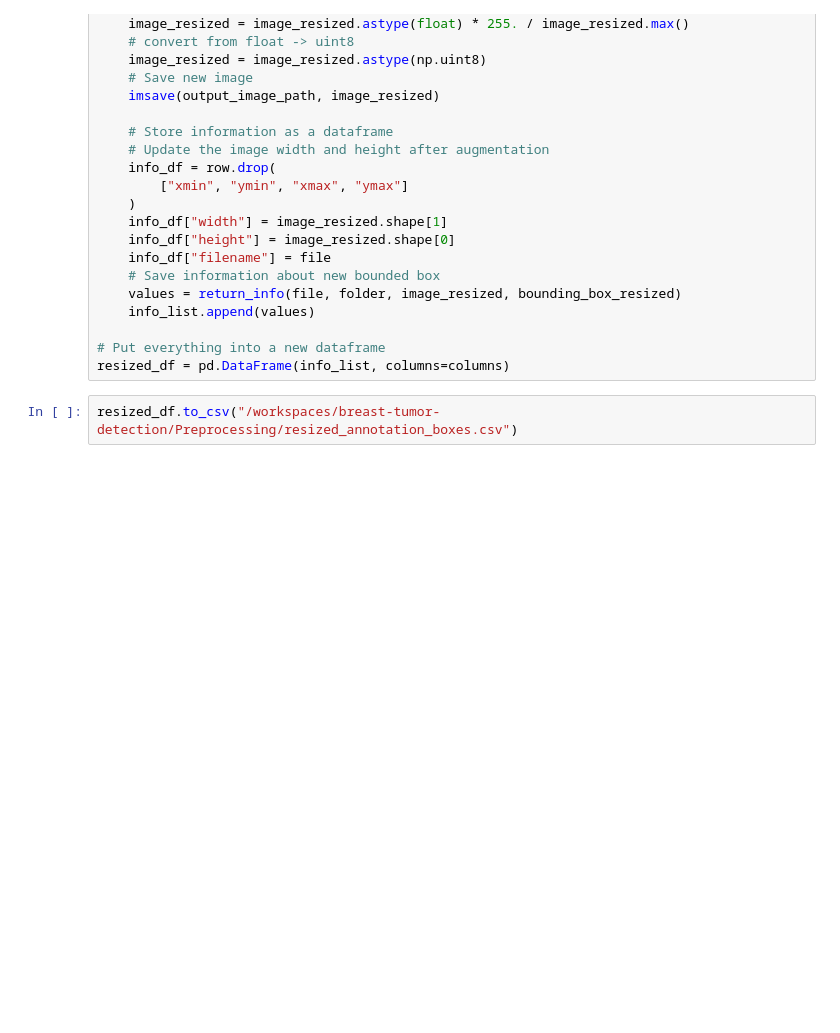
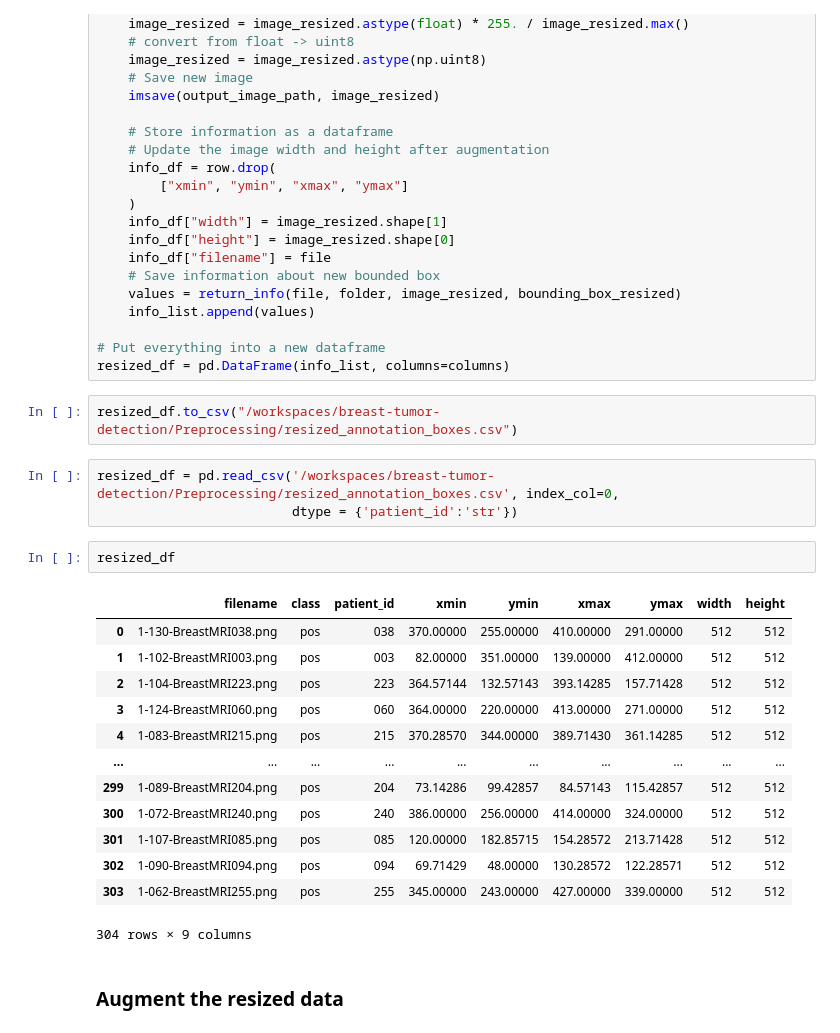
Before and after one commit to nogibjj/breast-tumor-detection, a Jupyter notebook: Preprocessing/augmentation.ipynb, the cells around one changed output. Cells and saved outputs as stored; diff of their text form; blank space fills up the shorter version.

```diff
--- a/Preprocessing/augmentation.ipynb
+++ b/Preprocessing/augmentation.ipynb
@@ -122,3 +122,24 @@ for _, row in annotation_df.iterrows():
 resized_df = pd.DataFrame(info_list, columns=columns)
 # %%
 resized_df.to_csv("/workspaces/breast-tumor-detection/Preprocessing/resized_annotation_boxes.csv")
+# %%
+resized_df = pd.read_csv('/workspaces/breast-tumor-detection/Preprocessing/resized_annotation_boxes.csv', index_col=0,
+                         dtype = {'patient_id':'str'})
+# %%
+resized_df
+# %% [output]
+|  | filename | class | patient_id | xmin | ymin | xmax | ymax | width | height |
+| 0 | 1-130-BreastMRI038.png | pos | 038 | 370.00000 | 255.00000 | 410.00000 | 291.00000 | 512 | 512 |
+| 1 | 1-102-BreastMRI003.png | pos | 003 | 82.00000 | 351.00000 | 139.00000 | 412.00000 | 512 | 512 |
+| 2 | 1-104-BreastMRI223.png | pos | 223 | 364.57144 | 132.57143 | 393.14285 | 157.71428 | 512 | 512 |
+| 3 | 1-124-BreastMRI060.png | pos | 060 | 364.00000 | 220.00000 | 413.00000 | 271.00000 | 512 | 512 |
+| 4 | 1-083-BreastMRI215.png | pos | 215 | 370.28570 | 344.00000 | 389.71430 | 361.14285 | 512 | 512 |
+| ... | ... | ... | ... | ... | ... | ... | ... | ... | ... |
+| 299 | 1-089-BreastMRI204.png | pos | 204 | 73.14286 | 99.42857 | 84.57143 | 115.42857 | 512 | 512 |
+| 300 | 1-072-BreastMRI240.png | pos | 240 | 386.00000 | 256.00000 | 414.00000 | 324.00000 | 512 | 512 |
+| 301 | 1-107-BreastMRI085.png | pos | 085 | 120.00000 | 182.85715 | 154.28572 | 213.71428 | 512 | 512 |
+| 302 | 1-090-BreastMRI094.png | pos | 094 | 69.71429 | 48.00000 | 130.28572 | 122.28571 | 512 | 512 |
+| 303 | 1-062-BreastMRI255.png | pos | 255 | 345.00000 | 243.00000 | 427.00000 | 339.00000 | 512 | 512 |
+304 rows × 9 columns
+# %% [markdown]
+### Augment the resized data
```
Also changed, not shown: parts of 3 cells of this notebook, 1 other file.
